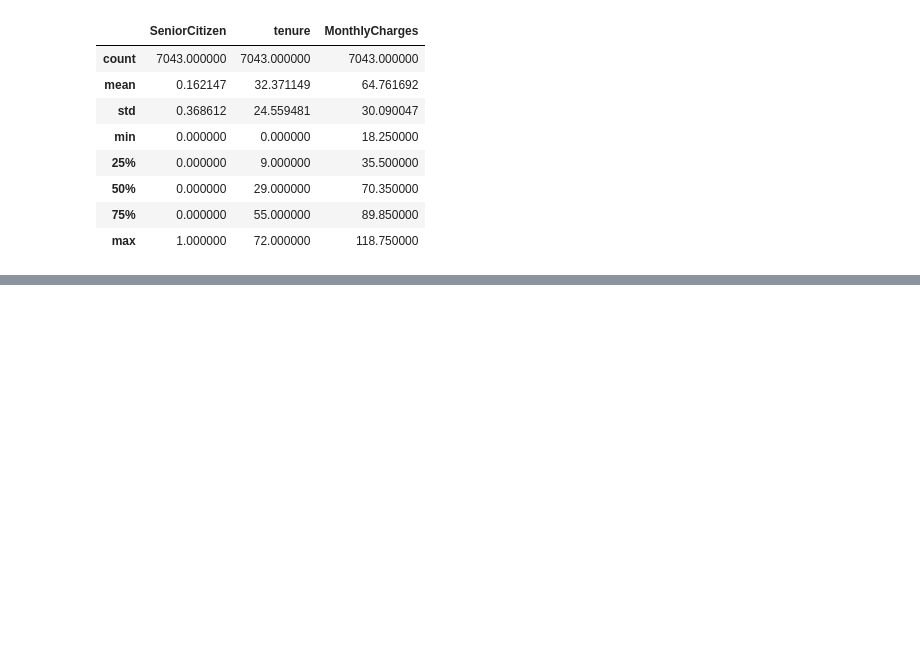
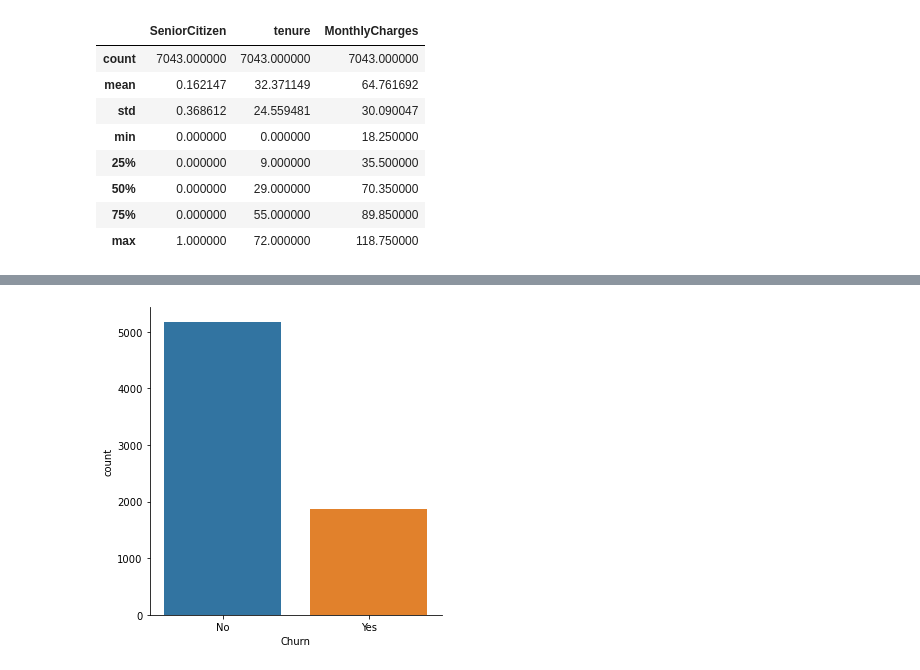
Before and after one commit to KatarzynaTondas/Python-Projects, a Jupyter notebook: CustomersChurn.ipynb, the cells around one changed output, grey strips where cells are left out. Saved outputs shown, nothing was run; the diff lists cells and outputs as text; code cells hidden in the pictures; blank space fills up the shorter version.

```diff
--- a/CustomersChurn.ipynb
+++ b/CustomersChurn.ipynb
@@ -48,0 +68,6 @@ df.describe()
+# %%
+#churn and non-churn Customers proportion
+df['Churn'].value_counts()
+sns.catplot(data=df, x="Churn", kind="count");
+# %% [output]
+[figure, added]
```
Also changed, not shown: parts of 18 cells of this notebook.
